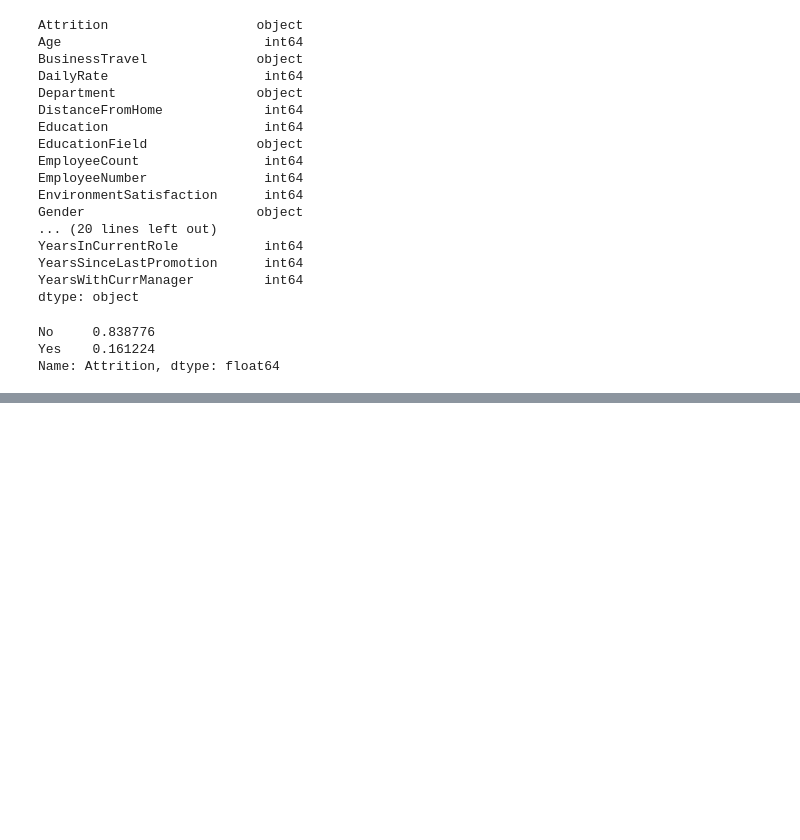
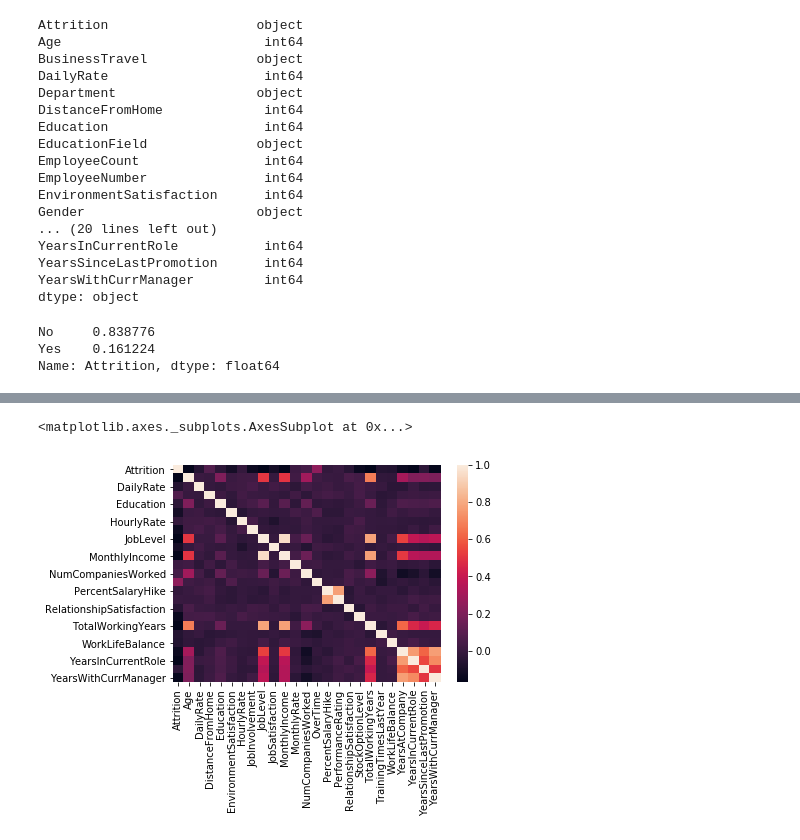
Before and after one commit to Purusharth07/Human_Resource_Analysis-and-Employee_Attrition_Prediction, a Jupyter notebook: Employee-Attrition(2nd).ipynb, the cells around one changed output, grey strips where cells are left out. Drawn from its saved outputs; the diff is of its cells as text; code cells hidden in the pictures; blank space fills up the shorter version.

```diff
--- a/Employee-Attrition(2nd).ipynb
+++ b/Employee-Attrition(2nd).ipynb
@@ -120,0 +173,7 @@ df.describe()
+# %%
+# Correlation Plot
+corr = numeric_data.corr()
+sns.heatmap(corr)
+# %% [output]
+<matplotlib.axes._subplots.AxesSubplot at 0x...>
+[figure, added]
```
Also changed, not shown: parts of 63 cells of this notebook.
